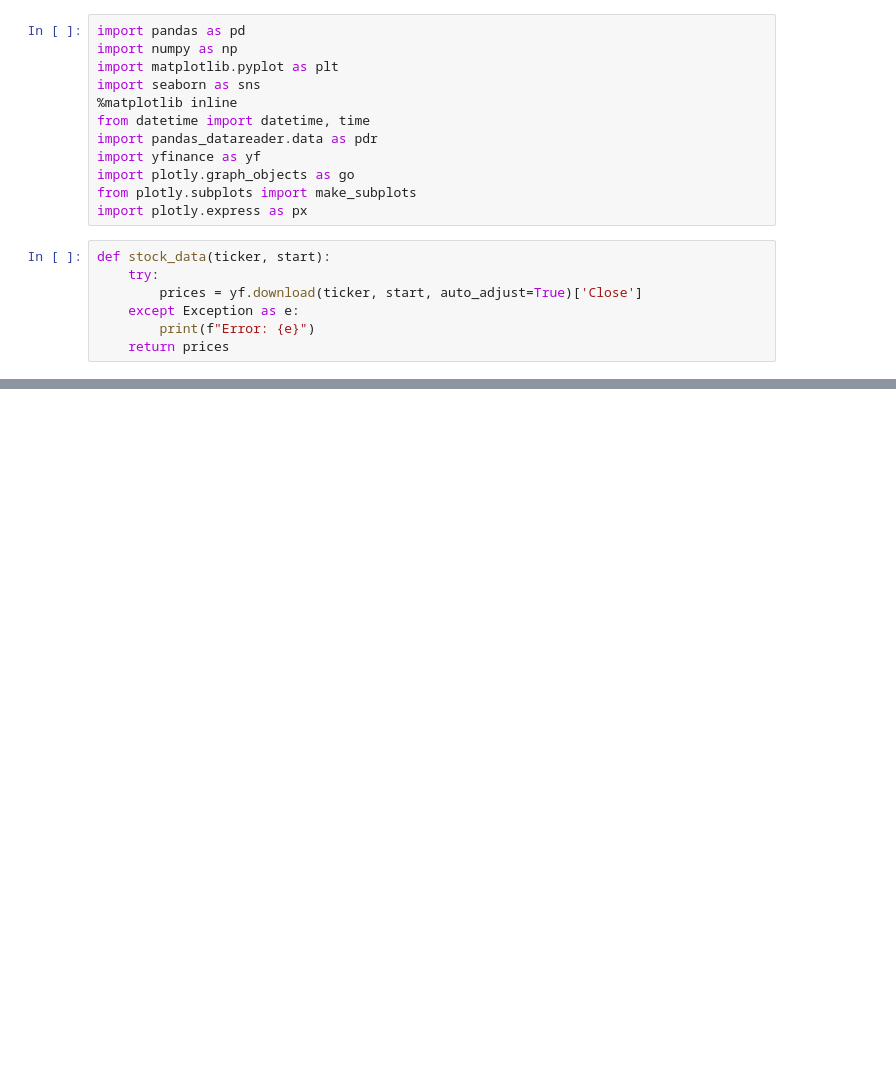
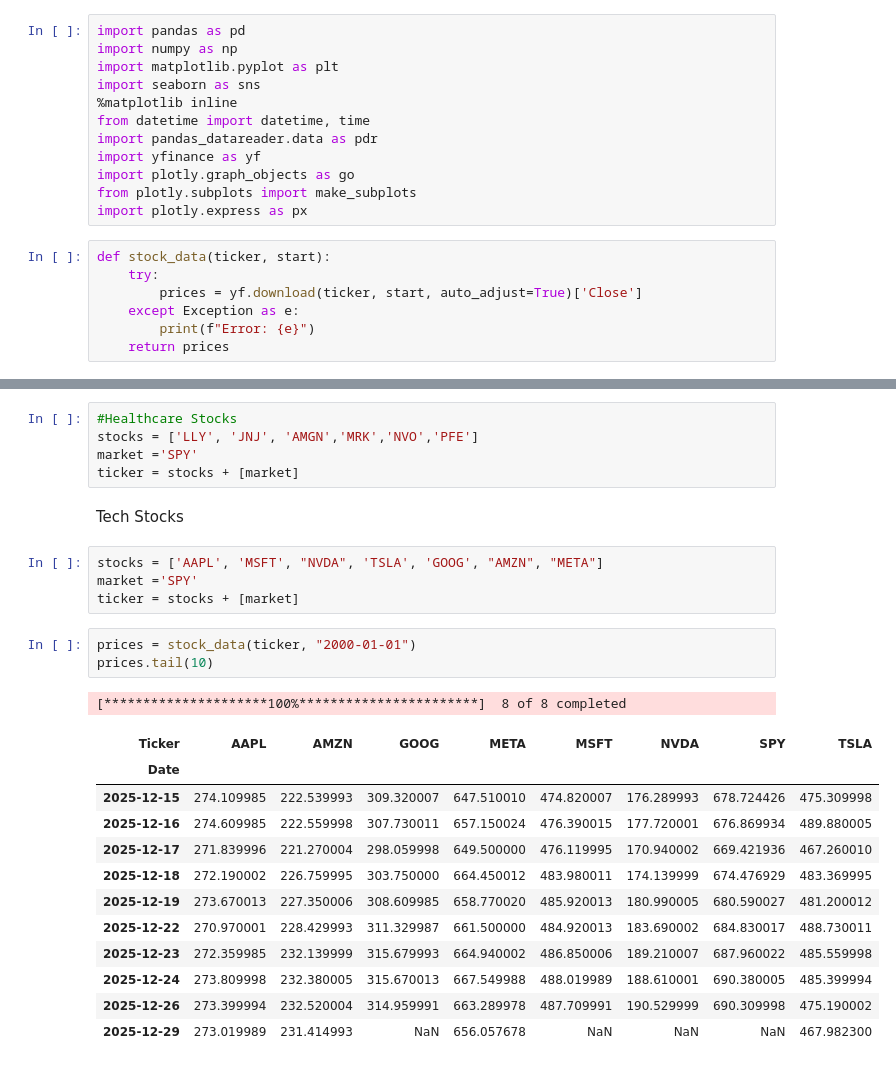
Before and after one commit to shaliniscode/strategy, a Jupyter notebook: Dual Momemtum.ipynb, the cells around one changed output, grey strips where cells are left out. Saved outputs shown, nothing was run; the diff lists cells and outputs as text; blank space fills up the shorter version.

```diff
--- a/Dual Momemtum.ipynb
+++ b/Dual Momemtum.ipynb
@@ -119,0 +190,28 @@ def dual_momemtum(prices, stocks, market, mom_lookback=126, ma_window = 200, top
+# %%
+#Healthcare Stocks
+stocks = ['LLY', 'JNJ', 'AMGN','MRK','NVO','PFE']
+market ='SPY'
+ticker = stocks + [market]
+# %% [markdown]
+Tech Stocks
+# %%
+stocks = ['AAPL', 'MSFT', "NVDA", 'TSLA', 'GOOG', "AMZN", "META"]
+market ='SPY'
+ticker = stocks + [market]
+# %%
+prices = stock_data(ticker, "2000-01-01")
+prices.tail(10)
+# %% [output]
+[*********************100%***********************]  8 of 8 completed
+| Ticker | AAPL | AMZN | GOOG | META | MSFT | NVDA | SPY | TSLA |
+| Date |  |  |  |  |  |  |  |  |
+| 2025-12-15 | 274.109985 | 222.539993 | 309.320007 | 647.510010 | 474.820007 | 176.289993 | 678.724426 | 475.309998 |
+| 2025-12-16 | 274.609985 | 222.559998 | 307.730011 | 657.150024 | 476.390015 | 177.720001 | 676.869934 | 489.880005 |
+| 2025-12-17 | 271.839996 | 221.270004 | 298.059998 | 649.500000 | 476.119995 | 170.940002 | 669.421936 | 467.260010 |
+| 2025-12-18 | 272.190002 | 226.759995 | 303.750000 | 664.450012 | 483.980011 | 174.139999 | 674.476929 | 483.369995 |
+| 2025-12-19 | 273.670013 | 227.350006 | 308.609985 | 658.770020 | 485.920013 | 180.990005 | 680.590027 | 481.200012 |
+| 2025-12-22 | 270.970001 | 228.429993 | 311.329987 | 661.500000 | 484.920013 | 183.690002 | 684.830017 | 488.730011 |
+| 2025-12-23 | 272.359985 | 232.139999 | 315.679993 | 664.940002 | 486.850006 | 189.210007 | 687.960022 | 485.559998 |
+| 2025-12-24 | 273.809998 | 232.380005 | 315.670013 | 667.549988 | 488.019989 | 188.610001 | 690.380005 | 485.399994 |
+| 2025-12-26 | 273.399994 | 232.520004 | 314.959991 | 663.289978 | 487.709991 | 190.529999 | 690.309998 | 475.190002 |
+| 2025-12-29 | 273.019989 | 231.414993 | NaN | 656.057678 | NaN | NaN | NaN | 467.982300 |
```
Also changed, not shown: parts of 8 cells of this notebook.
